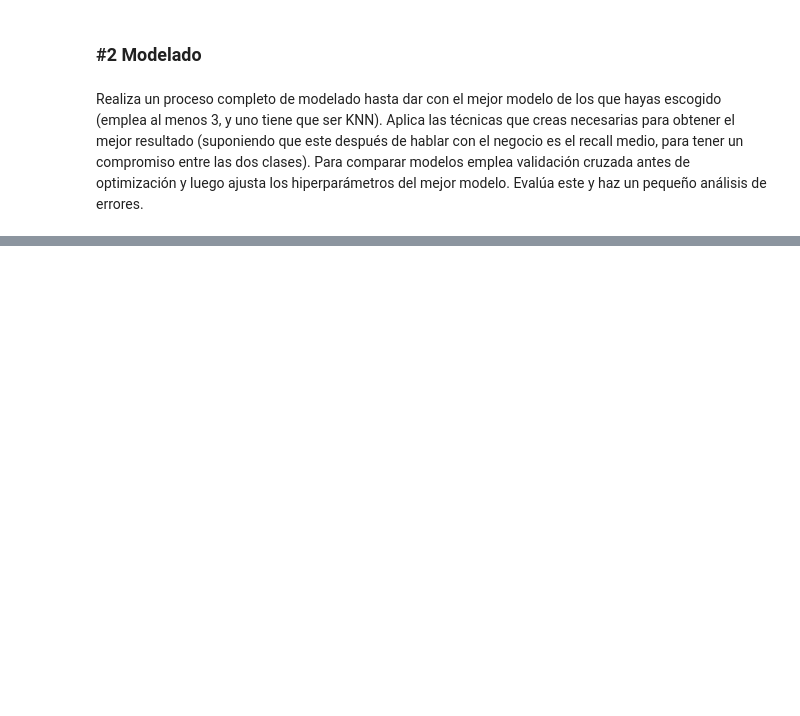
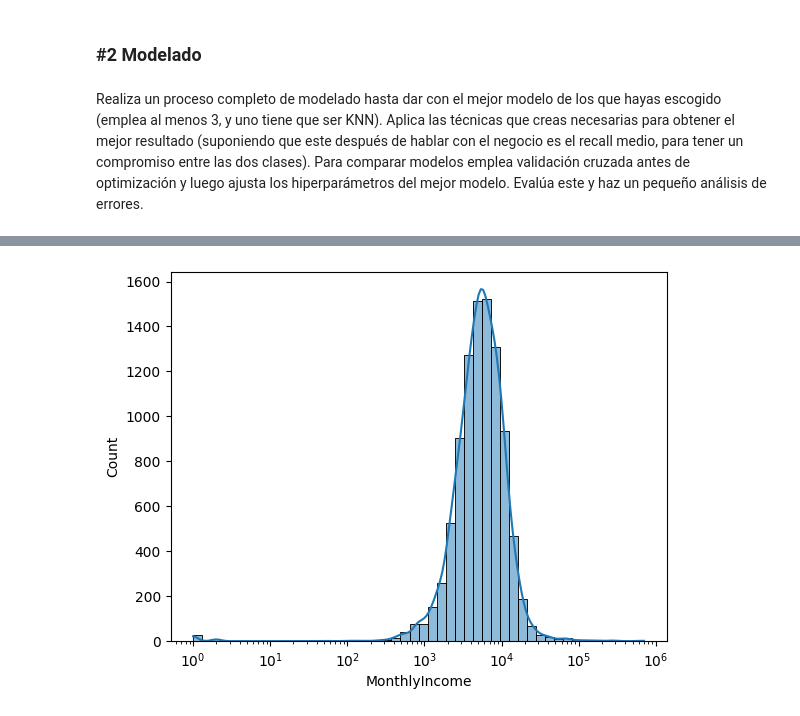
Before and after one commit to luismelian7/DS_Online_Octubre24_Exercises, a Jupyter notebook: 04_Machine_Learning/Sprint_12/Unidad_01/Practica_Obligatoria/18_Practica_Obligatoria_Otros_Modelos_Supervisados.ipynb, the cells around one changed output, grey strips where cells are left out. Cells and saved outputs as stored; diff of their text form; code cells hidden in the pictures; blank space fills up the shorter version.

```diff
--- a/04_Machine_Learning/Sprint_12/Unidad_01/Practica_Obligatoria/18_Practica_Obligatoria_Otros_Modelos_Supervisados.ipynb
+++ b/04_Machine_Learning/Sprint_12/Unidad_01/Practica_Obligatoria/18_Practica_Obligatoria_Otros_Modelos_Supervisados.ipynb
@@ -204,0 +224,6 @@ For example, when doing 'df[col].method(value, inplace=True)', try using 'df.met
+# %%
+# sns.histplot(train_set[mi], bins = 50, kde=True)
+sns.histplot(train_set[mi]+1, bins = 50, kde=True, log_scale = 10)
+plt.show()
+# %% [output]
+[figure, added]
```
Also changed, not shown: parts of 43 cells of this notebook.
